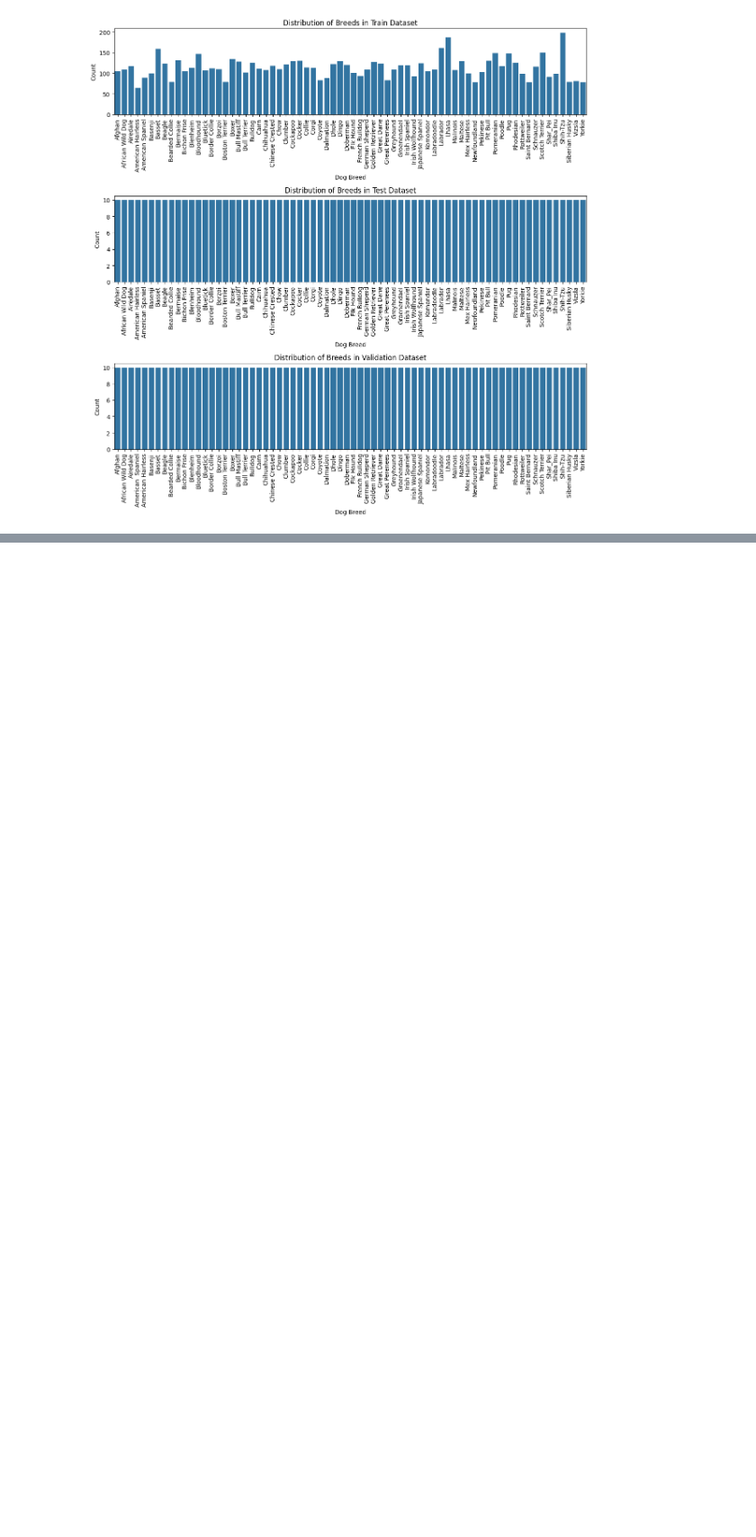
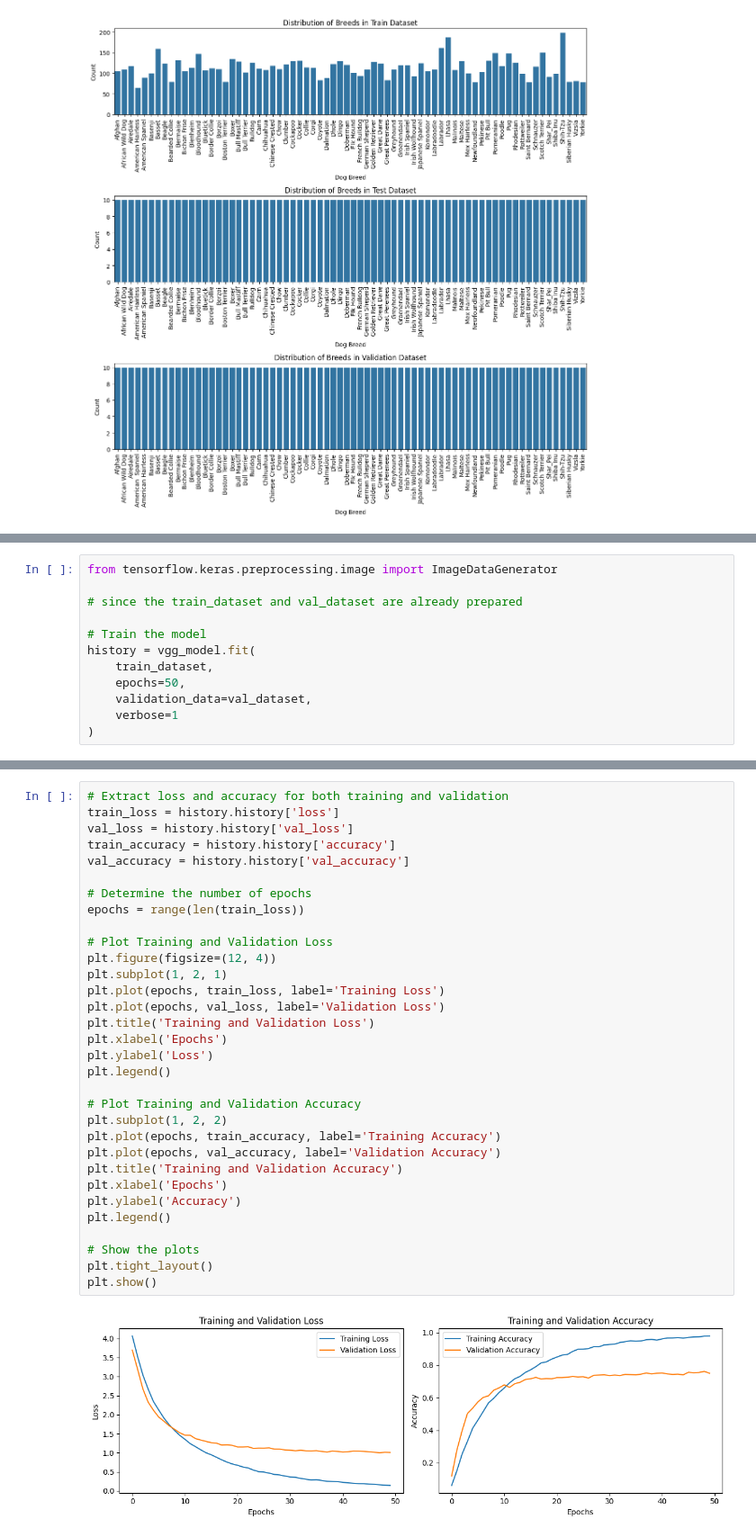
Before and after one commit to confooshius/AAI521-dog-image-processor, a Jupyter notebook: dogs.ipynb, the cells around one changed output, grey strips where cells are left out. Shown at 90% size. Saved outputs shown, nothing was run; the diff lists cells and outputs as text; blank space fills up the shorter version.

Commit message:
added vgg model section

```diff
--- a/dogs.ipynb
+++ b/dogs.ipynb
@@ -139,0 +214,12 @@ plt.show()
+# %%
+from tensorflow.keras.preprocessing.image import ImageDataGenerator
+
+# since the train_dataset and val_dataset are already prepared
+
+# Train the model
+history = vgg_model.fit(
+    train_dataset,
+    epochs=50,
+    validation_data=val_dataset,
+    verbose=1
+)
@@ -139,0 +245,34 @@ plt.show()
+# %%
+# Extract loss and accuracy for both training and validation
+train_loss = history.history['loss']
+val_loss = history.history['val_loss']
+train_accuracy = history.history['accuracy']
+val_accuracy = history.history['val_accuracy']
+
+# Determine the number of epochs
+epochs = range(len(train_loss))
+
+# Plot Training and Validation Loss
+plt.figure(figsize=(12, 4))
+plt.subplot(1, 2, 1)
+plt.plot(epochs, train_loss, label='Training Loss')
+plt.plot(epochs, val_loss, label='Validation Loss')
+plt.title('Training and Validation Loss')
+plt.xlabel('Epochs')
+plt.ylabel('Loss')
+plt.legend()
+
+# Plot Training and Validation Accuracy
+plt.subplot(1, 2, 2)
+plt.plot(epochs, train_accuracy, label='Training Accuracy')
+plt.plot(epochs, val_accuracy, label='Validation Accuracy')
+plt.title('Training and Validation Accuracy')
+plt.xlabel('Epochs')
+plt.ylabel('Accuracy')
+plt.legend()
+
+# Show the plots
+plt.tight_layout()
+plt.show()
+# %% [output]
+[figure, added]
```
Also changed, not shown: parts of 9 cells of this notebook.
